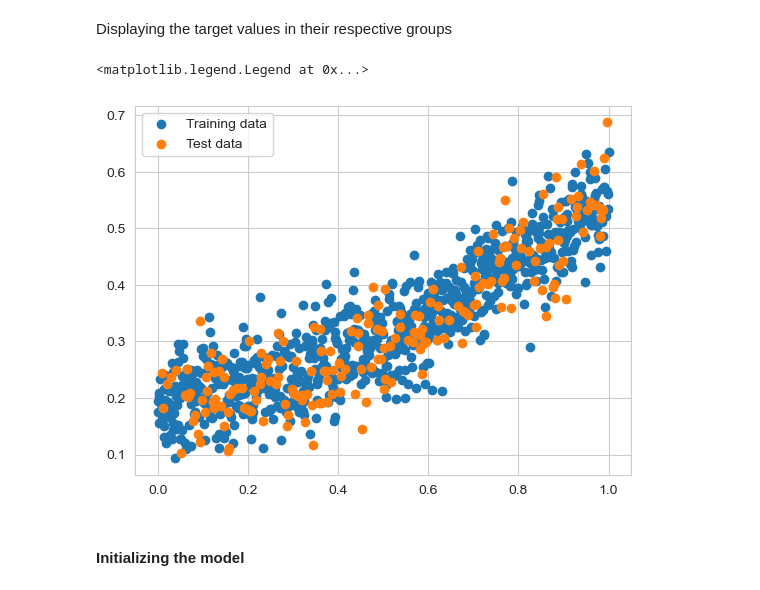
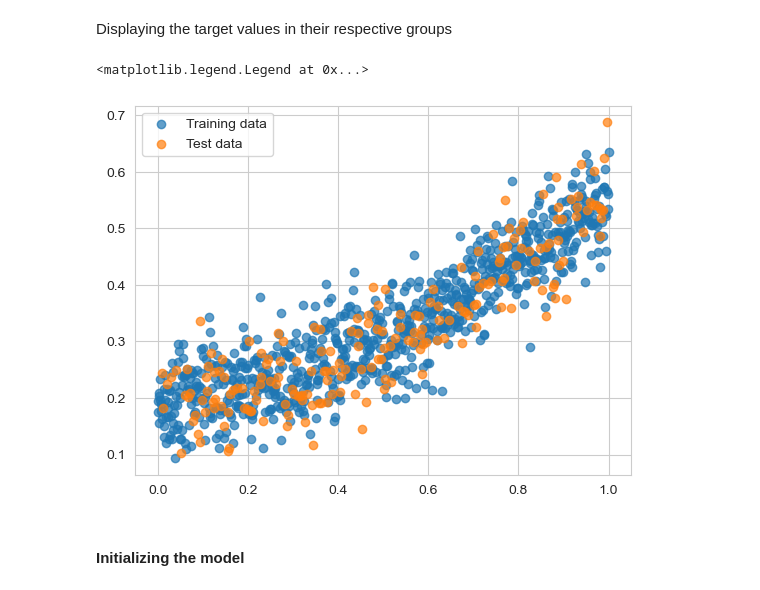
Before and after one commit to Johannesfjeldsaa/FYS-STK4155_Projects, a Jupyter notebook: Project 2/Solve project tasks/Task b) NN regression PyTorch.ipynb, the cells around one changed output. Saved outputs shown, nothing was run; the diff lists cells and outputs as text; code cells hidden in the pictures.

```diff
--- a/Project 2/Solve project tasks/Task b) NN regression PyTorch.ipynb
+++ b/Project 2/Solve project tasks/Task b) NN regression PyTorch.ipynb
@@ -86,12 +130,12 @@ test_target = test_target.reshape(-1, 1)
 Displaying the target values in their respective groups
 # %%
 plt.figure()
-plt.scatter(train_X[:,0], train_target, label='Training data')
-plt.scatter(test_X[:,0], test_target, label='Test data')
+plt.scatter(train_X[:,0], train_target, label='Training data', alpha=0.7)
+plt.scatter(test_X[:,0], test_target, label='Test data', alpha=0.7)
 plt.legend()
 # %% [output]
 <matplotlib.legend.Legend at 0x...>
-[figure, old version]
+[figure, new version]
 # %% [markdown]
 #### Initializing the model
 # %% [markdown]
```
Also changed, not shown: parts of 26 cells of this notebook, 1 other file.
